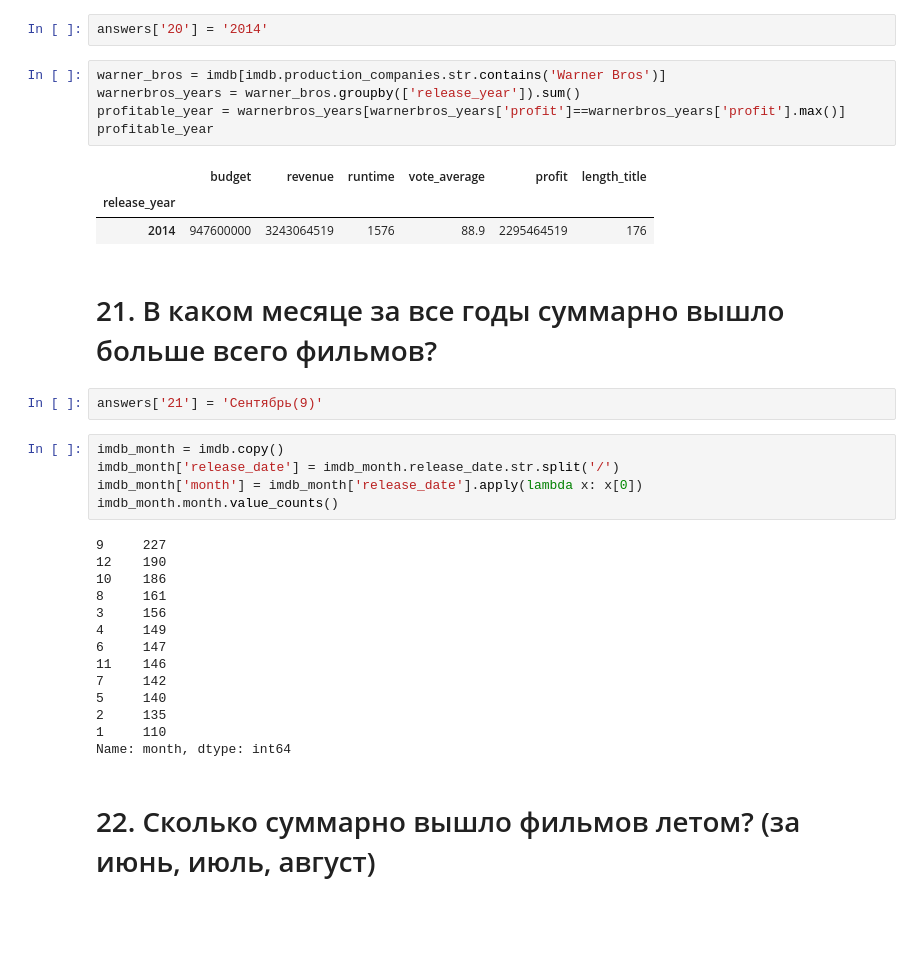
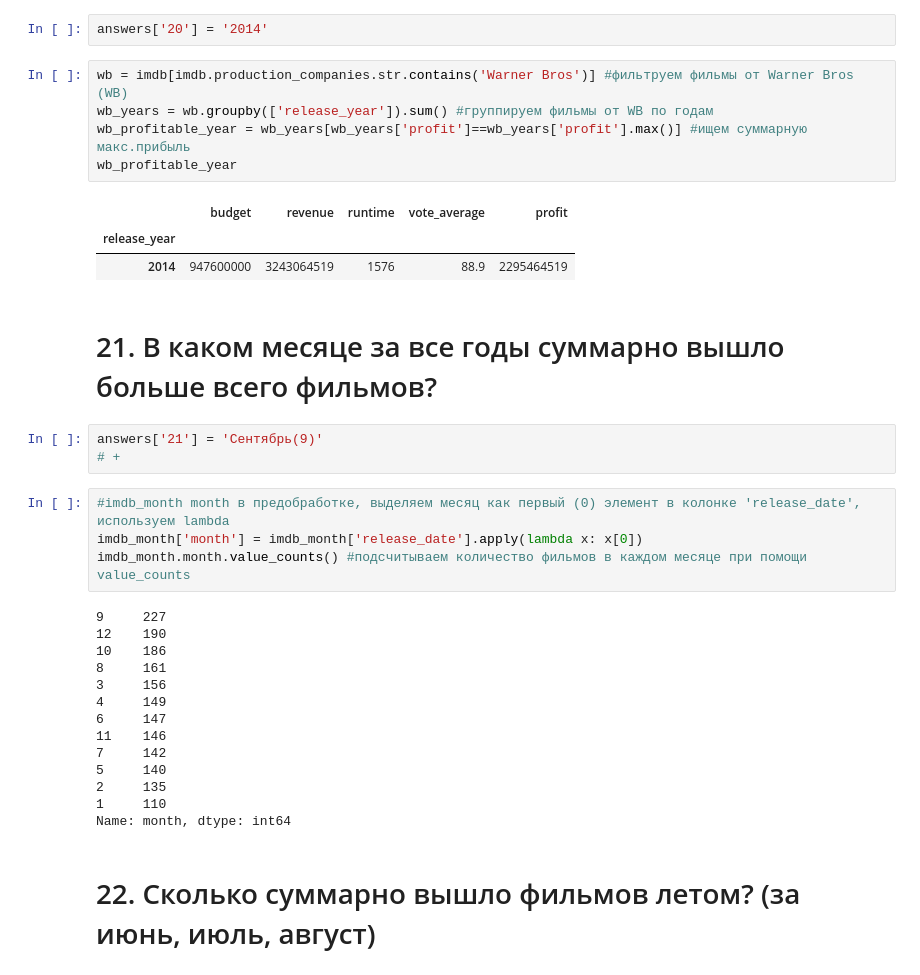
Before and after one commit to novikaj/AlinaProjects, a Jupyter notebook: module_1/Module 1 Project 1.ipynb, the cells around one changed output. Drawn from its saved outputs; the diff is of its cells as text; blank space fills up the shorter version.

```diff
--- a/module_1/Module 1 Project 1.ipynb
+++ b/module_1/Module 1 Project 1.ipynb
@@ -422,24 +468,24 @@ max_revenue_year
 # 20. Какой самый прибыльный год для студии Warner Bros?
 # %%
 answers['20'] = '2014'
-# %%
-warner_bros = imdb[imdb.production_companies.str.contains('Warner Bros')]
-warnerbros_years = warner_bros.groupby(['release_year']).sum()
-profitable_year = warnerbros_years[warnerbros_years['profit']==warnerbros_years['profit'].max()]
-profitable_year
-# %% [output]
-|  | budget | revenue | runtime | vote_average | profit | length_title |
-| release_year |  |  |  |  |  |  |
-| 2014 | 947600000 | 3243064519 | 1576 | 88.9 | 2295464519 | 176 |
+# %%
+wb = imdb[imdb.production_companies.str.contains('Warner Bros')] #фильтруем фильмы от Warner Bros (WB)
+wb_years = wb.groupby(['release_year']).sum() #группируем фильмы от WB по годам
+wb_profitable_year = wb_years[wb_years['profit']==wb_years['profit'].max()] #ищем суммарную макс.прибыль
+wb_profitable_year
+# %% [output]
+|  | budget | revenue | runtime | vote_average | profit |
+| release_year |  |  |  |  |  |
+| 2014 | 947600000 | 3243064519 | 1576 | 88.9 | 2295464519 |
 # %% [markdown]
 # 21. В каком месяце за все годы суммарно вышло больше всего фильмов?
 # %%
 answers['21'] = 'Сентябрь(9)'
+# +
 # %%
-imdb_month = imdb.copy()
-imdb_month['release_date'] = imdb_month.release_date.str.split('/')
+#imdb_month month в предобработке, выделяем месяц как первый (0) элемент в колонке 'release_date', используем lambda
 imdb_month['month'] = imdb_month['release_date'].apply(lambda x: x[0])
-imdb_month.month.value_counts()
+imdb_month.month.value_counts() #подсчитываем количество фильмов в каждом месяце при помощи value_counts
 # %% [output]
 9     227
 12    190
```
Also changed, not shown: parts of 48 cells of this notebook.
